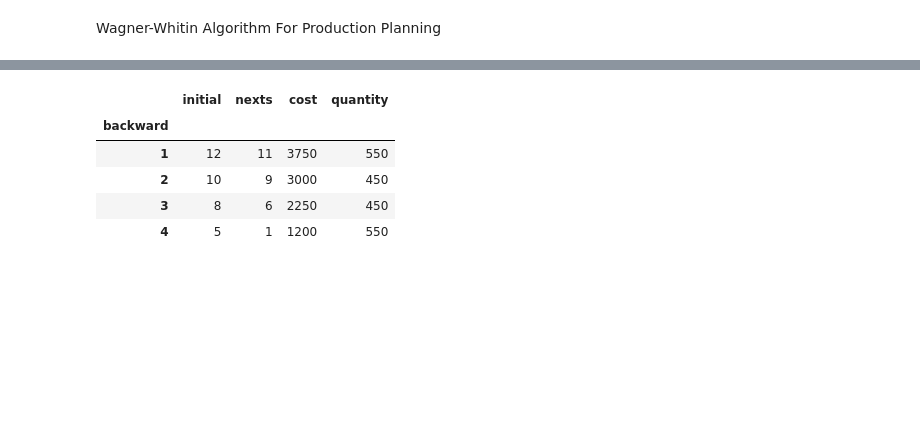
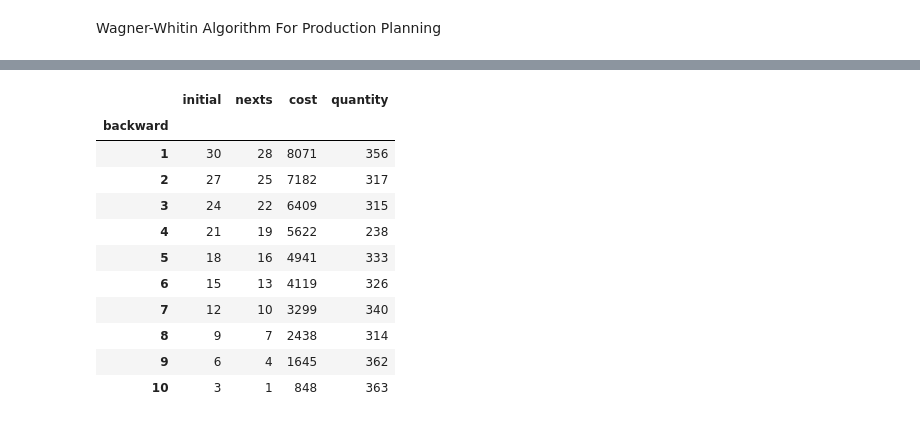
Before and after one commit to mubasshir2306/Supply_Chain_Digital_Twin, a Jupyter notebook: Production Planning/wagner_whitin_production_planning.ipynb, the cells around one changed output, grey strips where cells are left out. Saved outputs shown, nothing was run; the diff lists cells and outputs as text; code cells hidden in the pictures; blank space fills up the shorter version.

```diff
--- a/Production Planning/wagner_whitin_production_planning.ipynb
+++ b/Production Planning/wagner_whitin_production_planning.ipynb
@@ -6,7 +6,7 @@ import pandas as pd
 import matplotlib.pyplot as plt
 # %%
 # forecasts
-data = pd.read_csv('demand_forecasts.csv', sep=";")
+data = pd.read_csv('forecast_500_day.csv', sep=";")
 data
 # %% [output]
 |  | period | forecast |
@@ -60,7 +64,7 @@ for index, row in data_calc.iterrows():
     data_calc.loc[index,'Order {}'.format(order)] = cost
 
 # Order 2
-for order in range(2, 13):
+for order in range(2, 31):
     for index, row in data_calc.iterrows():
         current_month = data_calc.loc[index,'period']
         if current_month >= order:
@@ -95,35 +104,41 @@ data_calc
 # %%
 costs, initials, nexts, quantities = [], [], [], []
-i = 12
+i = 30
 while i>1:
     # Order with the minimum cost
     initial_step = i
     next_step = data_calc[data_calc[i]>0][i].idxmin()
     cost = data_calc[data_calc[i]>0][i].min()
     # Next Step
     next_id = int(next_step.replace('Order ',''))
     i = next_id - 1
     # Quantity
     quantity = data[data['period'].isin(range(next_id, initial_step+1))]['forecast'].sum()
 
     costs.append(cost)
     initials.append(initial_step)
     nexts.append(next_id)
     quantities.append(quantity)
 
 df_results = pd.DataFrame({'backward':range(1, len(initials)+1),
                            'initial':initials,
                            'nexts':nexts,
                            'cost':costs,
                            'quantity':quantities}).set_index('backward')
 df_results
 # %% [output]
 |  | initial | nexts | cost | quantity |
 | backward |  |  |  |  |
-| 1 | 12 | 11 | 3750 | 550 |
-| 2 | 10 | 9 | 3000 | 450 |
-| 3 | 8 | 6 | 2250 | 450 |
-| 4 | 5 | 1 | 1200 | 550 |
+| 1 | 30 | 28 | 8071 | 356 |
+| 2 | 27 | 25 | 7182 | 317 |
+| 3 | 24 | 22 | 6409 | 315 |
+| 4 | 21 | 19 | 5622 | 238 |
+| 5 | 18 | 16 | 4941 | 333 |
+| 6 | 15 | 13 | 4119 | 326 |
+| 7 | 12 | 10 | 3299 | 340 |
+| 8 | 9 | 7 | 2438 | 314 |
+| 9 | 6 | 4 | 1645 | 362 |
+| 10 | 3 | 1 | 848 | 363 |
 # %%
 # Final Results
 results_final = data.copy()
```
Also changed, not shown: parts of 6 cells of this notebook, 14 other files.
